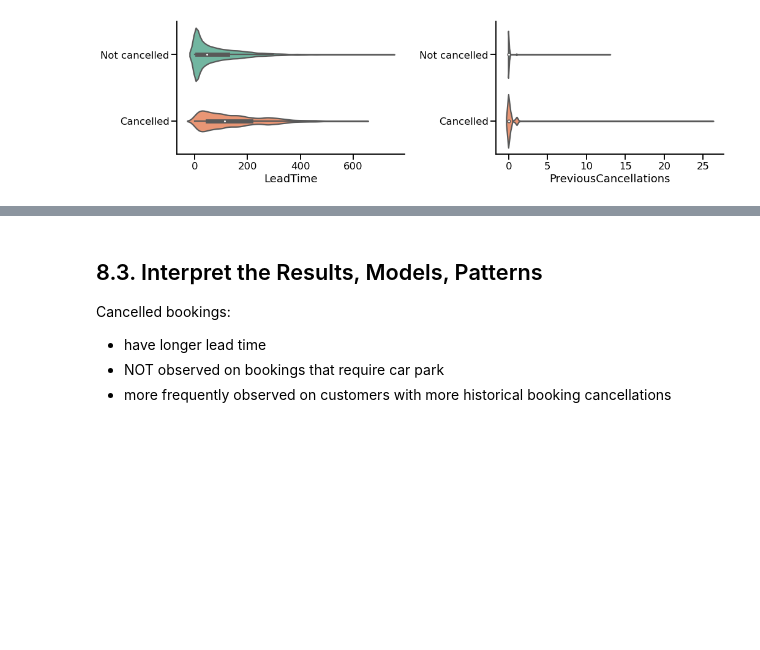
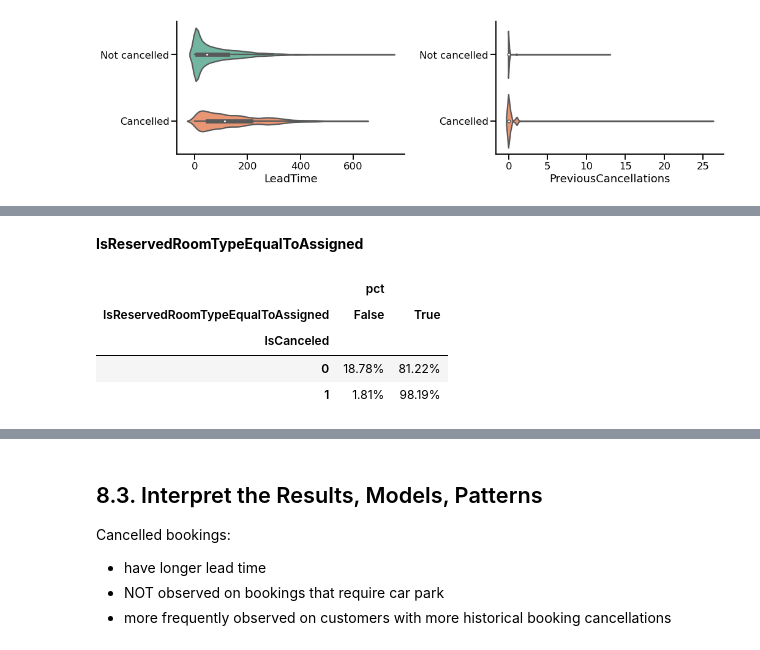
Before and after one commit to elvyna/hotel-booking-cancellation, a Jupyter notebook: 2-data-mining-iter1.ipynb, the cells around one changed output, grey strips where cells are left out. Drawn from its saved outputs; the diff is of its cells as text; code cells hidden in the pictures; blank space fills up the shorter version.

```diff
--- a/2-data-mining-iter1.ipynb
+++ b/2-data-mining-iter1.ipynb
@@ -581,0 +637,49 @@ sns.despine();
+# %% [markdown]
+**IsReservedRoomTypeEqualToAssigned**
+# %%
+from pyspark.sql import SQLContext
+
+sql_con = SQLContext(spark)
+df_hotel_prep.createOrReplaceTempView('df_hotel')
+
+QUERY = """
+    with agg_target as (
+        select
+           IsCanceled,
+           count(*) as ct
+        from df_hotel
+        group by 1
+    ),
+    agg_grouped as (
+        select
+           IsCanceled,
+           {0},
+           count(*) as ct
+       from df_hotel
+       group by 1,2
+    )
+
+    select
+        ag.IsCanceled,
+        ag.{0},
+        ag.ct,
+        at.ct as total,
+        ag.ct / at.ct as pct
+    from agg_grouped ag
+    left join agg_target at
+    on ag.IsCanceled = at.IsCanceled
+""" .format('IsReservedRoomTypeEqualToAssigned')
+
+result = sql_con.sql(QUERY).toPandas()
+
+result.pivot_table(
+    index = 'IsCanceled',
+    columns = 'IsReservedRoomTypeEqualToAssigned',
+    values = ['pct']
+).style.format('{:,.2%}')
+# %% [output]
+|  | pct |  |
+| IsReservedRoomTypeEqualToAssigned | False | True |
+| IsCanceled |  |  |
+| 0 | 18.78% | 81.22% |
+| 1 | 1.81% | 98.19% |
```
Also changed, not shown: parts of 11 cells of this notebook.
